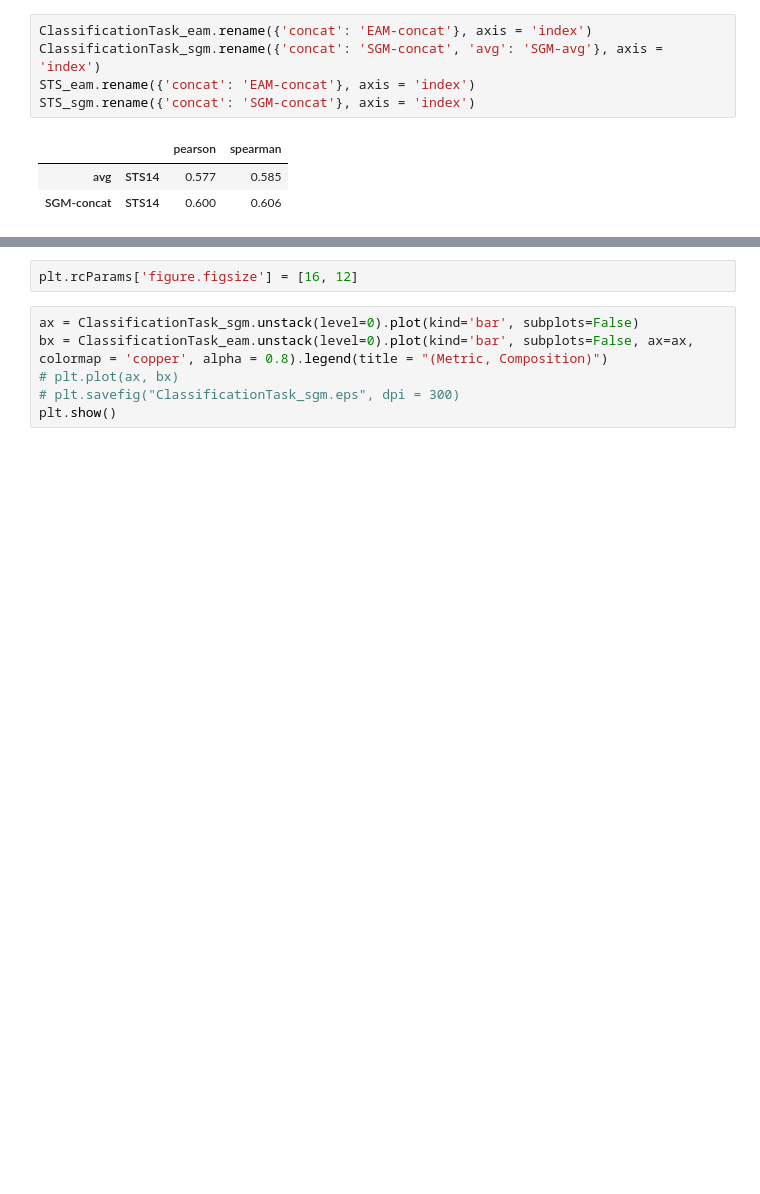
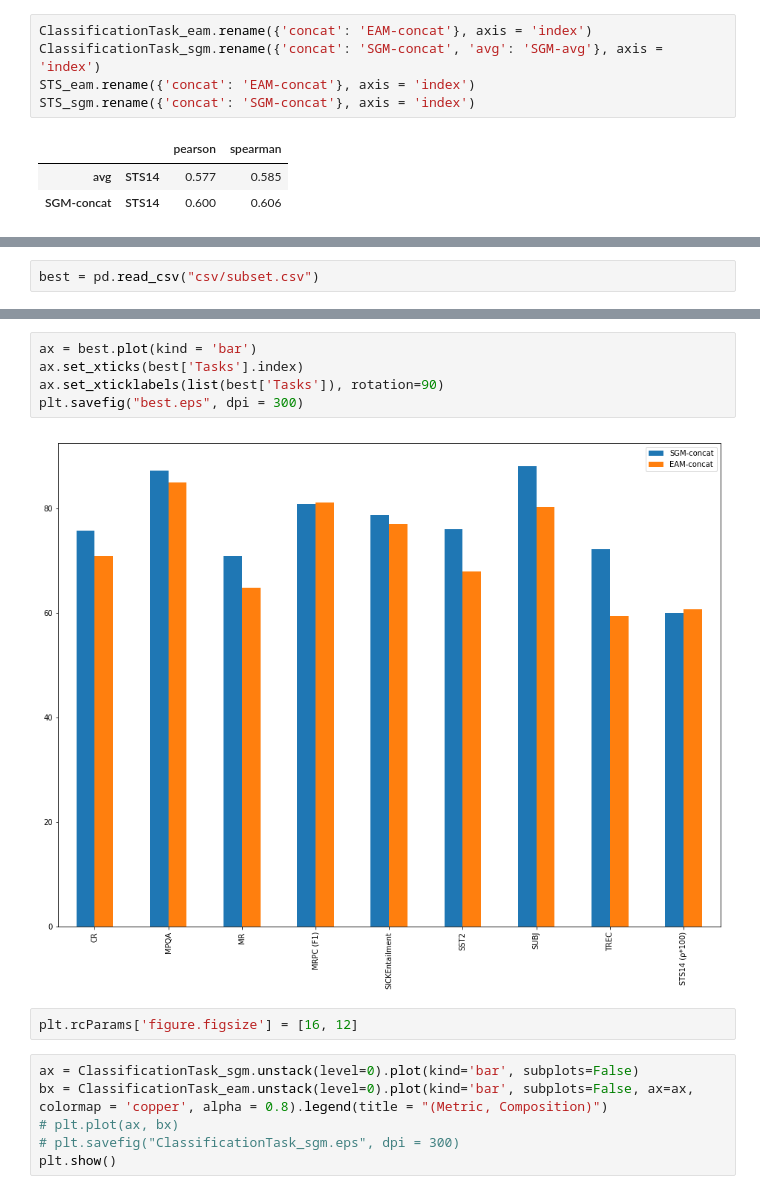
Before and after one commit to samarthbhargav/unsupervised-language-learning, a Jupyter notebook: practical-3/viz.ipynb, the cells around one changed output, grey strips where cells are left out. Saved outputs shown, nothing was run; the diff lists cells and outputs as text; blank space fills up the shorter version.

```diff
--- a/practical-3/viz.ipynb
+++ b/practical-3/viz.ipynb
@@ -127,0 +134,2 @@ ClassificationTask_sgm.to_csv("csv/ClassificationTask_sgm.csv")
+# %%
+best = pd.read_csv("csv/subset.csv")
@@ -128,3 +149,10 @@ ClassificationTask_sgm.to_csv("csv/ClassificationTask_sgm.csv")
+# %%
+ax = best.plot(kind = 'bar')
+ax.set_xticks(best['Tasks'].index)
+ax.set_xticklabels(list(best['Tasks']), rotation=90)
+plt.savefig("best.eps", dpi = 300)
+# %% [output]
+[figure, added]
 # %%
 plt.rcParams['figure.figsize'] = [16, 12]
 # %%
```
Also changed, not shown: parts of 4 cells of this notebook.
